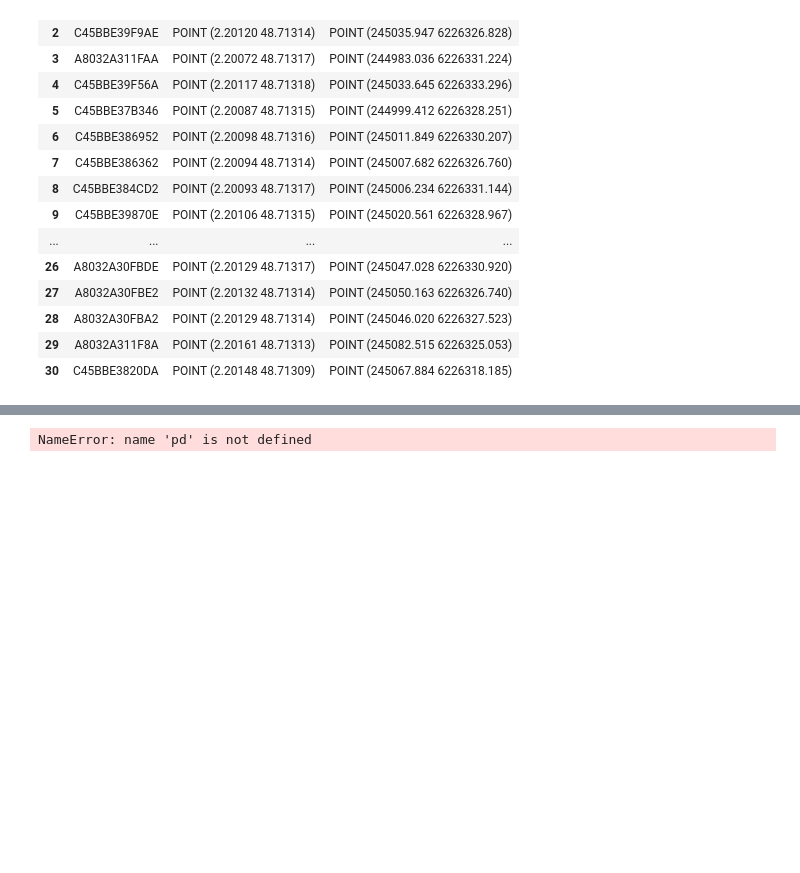
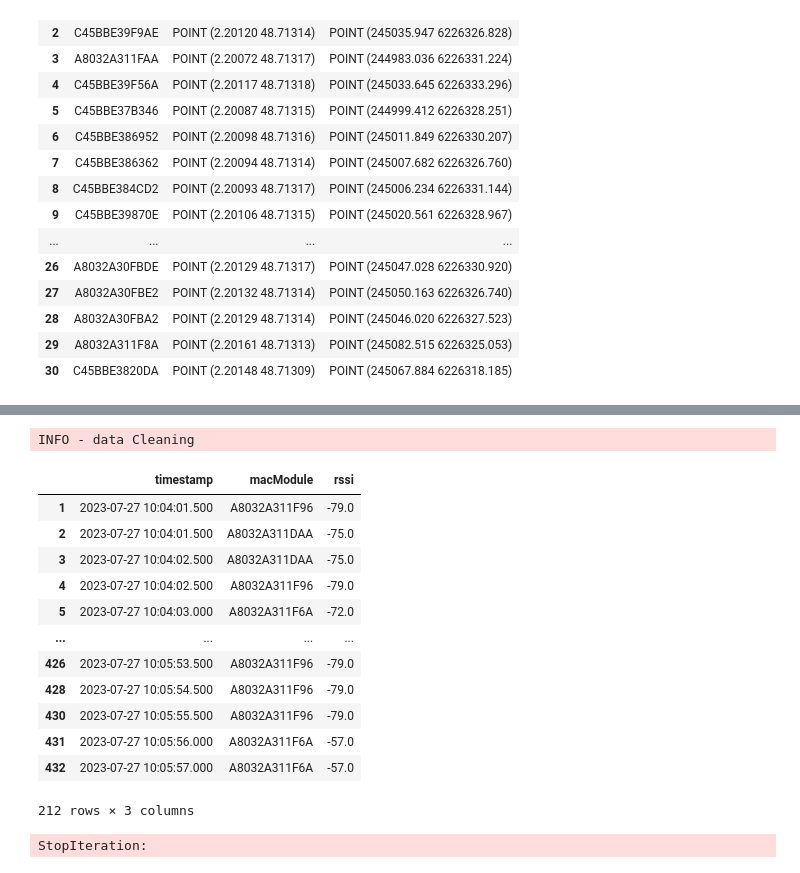
Before and after one commit to gatienc/Cartobat, a Jupyter notebook: symbolic_localisation.ipynb, the cells around one changed output, grey strips where cells are left out. Cells and saved outputs as stored; diff of their text form; code cells hidden in the pictures; blank space fills up the shorter version.

```diff
--- a/symbolic_localisation.ipynb
+++ b/symbolic_localisation.ipynb
@@ -107,6 +107,8 @@ from src.DataLoader import gdfLoader,ReceiverLoader
 from src import API
 from src.preprocessing import Preprocessor
 from src.preprocessing import remove_duplicates_Cleaner,moving_average_Filter,moving_max_Filter,moving_max_averaged_Filter,blank_Filter
+import pandas as pd
+from src.visualization import rssi_viewer
 
 #API call
 callApi=API()
@@ -116,14 +118,30 @@ mac_module=ast.literal_eval(os.environ['MAC_WEAR_DICT'])['3480']
 
 
 raw_data=callApi.getRawDataForCartoWear(mac_module,pd.to_datetime(start),pd.to_datetime(end))
-print(raw_data)
 #Preprocessing
-sampling_time=2
+sampling_time=1
 window='10S'
 preprocessor=Preprocessor(raw_data,sampling_time=sampling_time)
 rssi_df=preprocessor.set_cleaner(remove_duplicates_Cleaner())\
-        .cleaning()\
-                .get_df()
-rssi_df
+        .set_filter(moving_max_Filter("2s"))\
+        .process()
+fig=rssi_viewer(rssi_df)
 # %% [output]
-NameError: name 'pd' is not defined
+INFO - data Cleaning
+# %%
+rssi_df.dropna(inplace=True)
+rssi_df
+# %% [output]
+|  | timestamp | macModule | rssi |
+| 1 | 2023-07-27 10:04:01.500 | A8032A311F96 | -79.0 |
+| 2 | 2023-07-27 10:04:01.500 | A8032A311DAA | -75.0 |
+| 3 | 2023-07-27 10:04:02.500 | A8032A311DAA | -75.0 |
+| 4 | 2023-07-27 10:04:02.500 | A8032A311F96 | -79.0 |
+| 5 | 2023-07-27 10:04:03.000 | A8032A311F6A | -72.0 |
+| ... | ... | ... | ... |
+| 426 | 2023-07-27 10:05:53.500 | A8032A311F96 | -79.0 |
+| 428 | 2023-07-27 10:05:54.500 | A8032A311F96 | -79.0 |
+| 430 | 2023-07-27 10:05:55.500 | A8032A311F96 | -79.0 |
+| 431 | 2023-07-27 10:05:56.000 | A8032A311F6A | -57.0 |
+| 432 | 2023-07-27 10:05:57.000 | A8032A311F6A | -57.0 |
+212 rows × 3 columns
@@ -129,0 +150,5 @@ NameError: name 'pd' is not defined
+# %%
+for row in rssi_df.iterrows():
+    print(zone_selection(receiver_dict[row[1]['macModule']],row[1]['rssi'],room_r_tree,room_dict))
+# %% [output]
+StopIteration:
```
Also changed, not shown: parts of 4 cells of this notebook, 2 other files.
